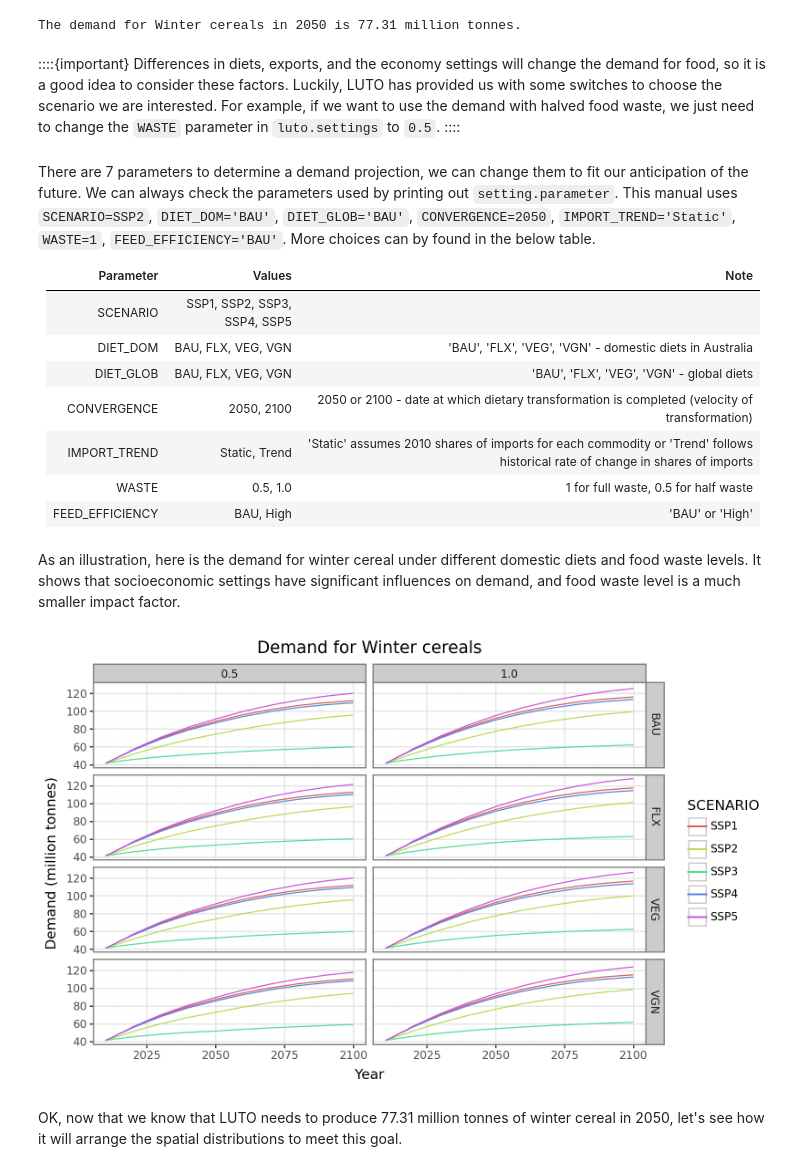
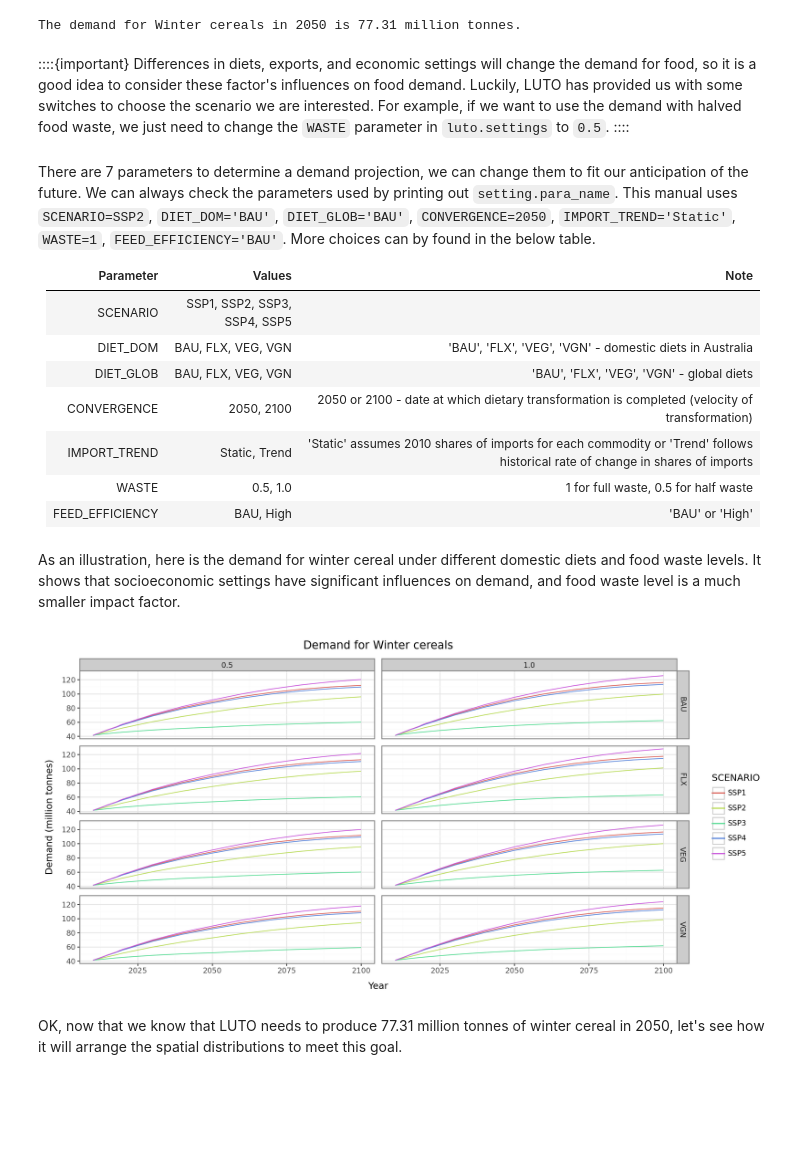
Before and after one commit to JinzhuWANG/LUTO_manual, a Jupyter notebook: _sources/Chap_1_1_LUTO_overview.ipynb, the cells around one changed output. Cells and saved outputs as stored; diff of their text form; code cells hidden in the pictures; blank space fills up the shorter version.

```diff
--- a/_sources/Chap_1_1_LUTO_overview.ipynb
+++ b/_sources/Chap_1_1_LUTO_overview.ipynb
@@ -209,10 +240,10 @@ print(f'The demand for {lu_desc} in {year_target} is {demand_vol:.2f} million to
 The demand for Winter cereals in 2050 is 77.31 million tonnes.
 # %% [markdown]
 ::::{important}
-Differences in diets, exports, and the economy settings will change the demand for food, so it is a good idea to consider these factors. Luckily, LUTO has provided us with some switches to choose the scenario we are interested. For example, if we want to use the demand with halved food waste, we just need to change the `WASTE` parameter in `luto.settings` to `0.5`.
+Differences in diets, exports, and economic settings will change the demand for food, so it is a good idea to consider these factor's influences on food demand. Luckily, LUTO has provided us with some switches to choose the scenario we are interested. For example, if we want to use the demand with halved food waste, we just need to change the `WASTE` parameter in `luto.settings` to `0.5`.
 ::::
 # %% [markdown]
-There are 7 parameters to determine a demand projection, we can change them to fit our anticipation of the future. We can always check the parameters used by printing out `setting.parameter`. This manual uses `SCENARIO=SSP2`, `DIET_DOM='BAU'`, `DIET_GLOB='BAU'`, `CONVERGENCE=2050`, `IMPORT_TREND='Static'`, `WASTE=1`, `FEED_EFFICIENCY='BAU'`. More choices can by found in the below table.
+There are 7 parameters to determine a demand projection, we can change them to fit our anticipation of the future. We can always check the parameters used by printing out `setting.para_name`. This manual uses `SCENARIO=SSP2`, `DIET_DOM='BAU'`, `DIET_GLOB='BAU'`, `CONVERGENCE=2050`, `IMPORT_TREND='Static'`, `WASTE=1`, `FEED_EFFICIENCY='BAU'`. More choices can by found in the below table.
 
 
 | Parameter         | Values                          | Note                                                                                                                            |
@@ -229,35 +260,35 @@ As an illustration, here is the demand for winter cereal under different domesti
 # %%
 # HIDE CODE
 
 
 # Get all demand
 dd = pd.read_hdf(os.path.join('input', 'demand_projections.h5') )
 dd_long = dd['PRODUCTION'].stack().reset_index().rename(columns={0: 'DEMAND_TONNES'})
 
 # Filter the demand data
 commodity = lu_desc.lower()
 diet_glob = 'BAU'
 conv = 2050
 import_t = 'Static'
 feed_ef = 'BAU'
 d = dd_long.query('COMMODITY == @commodity and DIET_GLOB == @diet_glob and CONVERGENCE == @conv and IMPORT_TREND == @import_t and FEED_EFFICIENCY == @feed_ef')
 
 
 # Plot the demand under Diet~Waste scenarios
-p9.options.figure_size = (8, 5)
+p9.options.figure_size = (12, 6)
 p9.options.dpi = 100
 
 fig = (p9.ggplot(d, p9.aes(x='YEAR', y='DEMAND_TONNES', color='SCENARIO'))
     + p9.geom_line()
     + p9.theme_bw()
     + p9.labs(title=f'Demand for {lu_desc}', x='Year', y='Demand (million tonnes)')
     + p9.scale_y_continuous(labels=lambda f: [f'{x / 1e6:.0f}' for x in f])
     + p9.facet_grid('DIET_DOM~WASTE')
     )
 
 fig
 # %% [output]
-[figure, old version]
+[figure, new version]
 # %% [markdown]
 OK, now that we know that LUTO needs to produce 77.31 million tonnes of winter cereal in 2050, let's see how it will arrange the spatial distributions to meet this goal.
 # %% [markdown]
```
Also changed, not shown: parts of 28 cells of this notebook, 6 other files.
